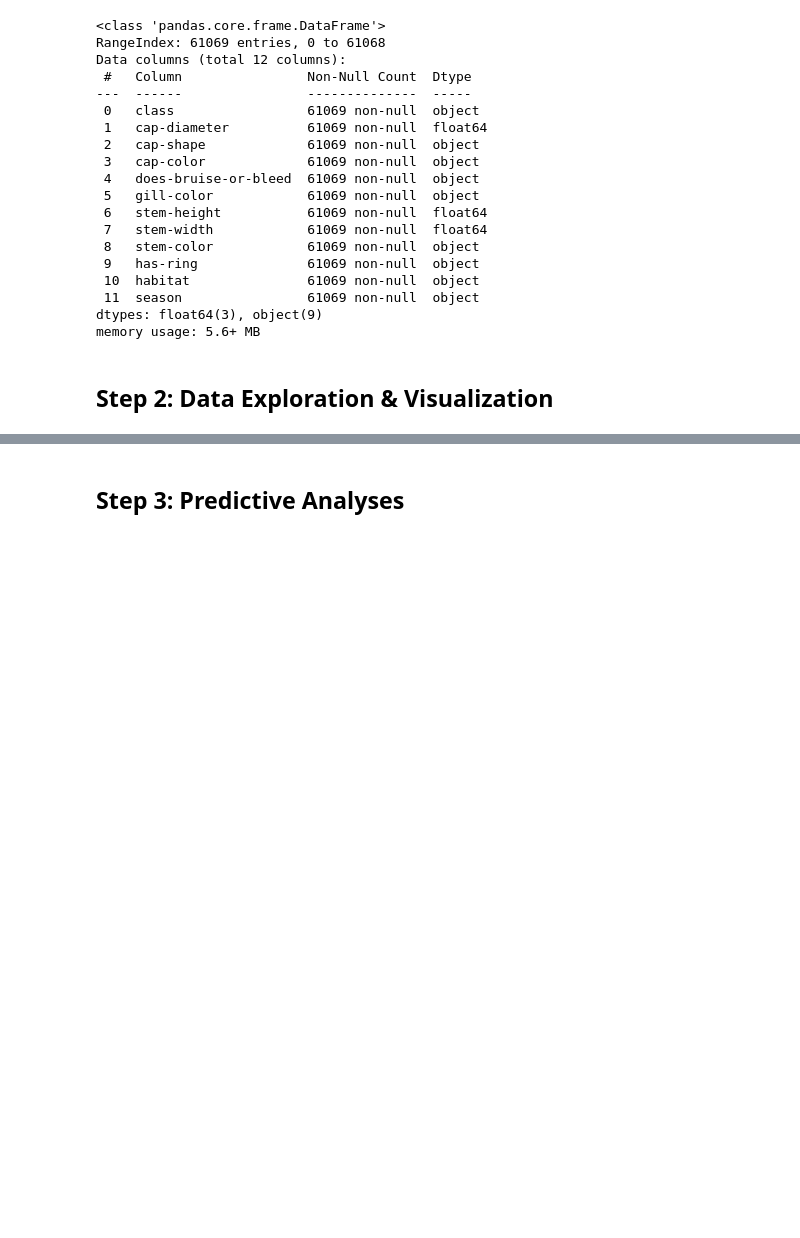
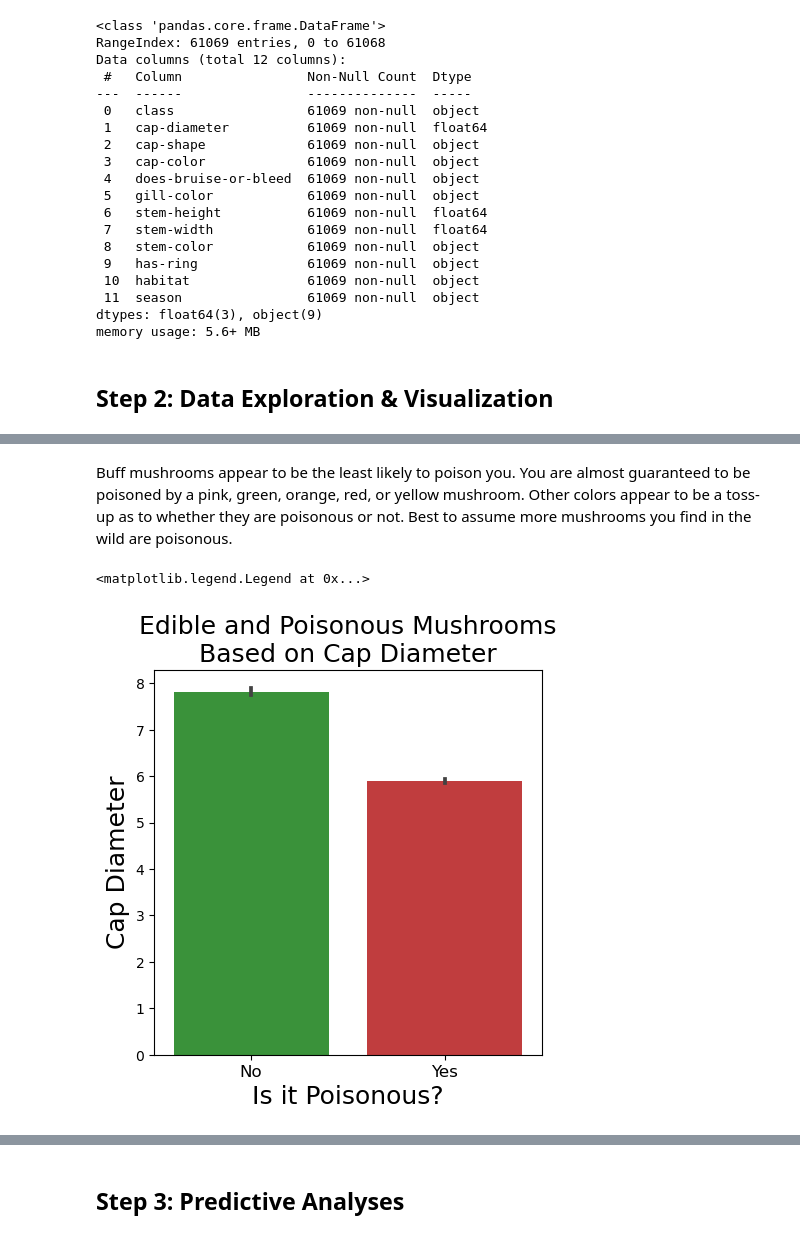
Before and after one commit to tmbiro/Project-4, a Jupyter notebook: Mushroom_Classification_tif.ipynb, the cells around one changed output, grey strips where cells are left out. Drawn from its saved outputs; the diff is of its cells as text; code cells hidden in the pictures; blank space fills up the shorter version.

```diff
--- a/Mushroom_Classification_tif.ipynb
+++ b/Mushroom_Classification_tif.ipynb
@@ -143,0 +148,39 @@ ax.legend(('Edible','Poisonous'),fontsize=17)
+# %% [markdown]
+Buff mushrooms appear to be the least likely to poison you. You are almost guaranteed to be poisoned by a pink, green, orange, red, or yellow mushroom. Other colors appear to be a toss-up as to whether they are poisonous or not. Best to assume more mushrooms you find in the wild are poisonous.
+# %%
+# Check how cap diameter influences whether the mushroom is poisonous or not
+fig, ax = plt.subplots(figsize=(5,5))
+
+# Plot data
+sns.barplot(data=clean,
+            x="class",
+            y="cap-diameter",
+            hue="class",
+            palette={
+                "e":palette[2],
+                "p":palette[3]
+                },
+            dodge=False,
+            estimator=np.mean
+            )
+
+# Set x-axis
+ax.set_xlabel("Is it Poisonous?",fontsize=18)
+
+# Set y-axis
+ax.set_ylabel('Cap Diameter',fontsize=18)
+
+# Add title
+ax.set_title('Edible and Poisonous Mushrooms\nBased on Cap Diameter',fontsize=18)
+
+# Set x-labels
+ax.set_xticklabels(
+    ('No',
+     'Yes'
+     ),fontsize = 12)
+
+# Remove legend
+ax.legend([],[], frameon=False)
+# %% [output]
+<matplotlib.legend.Legend at 0x...>
+[figure, added]
```
Also changed, not shown: parts of 25 cells of this notebook.
